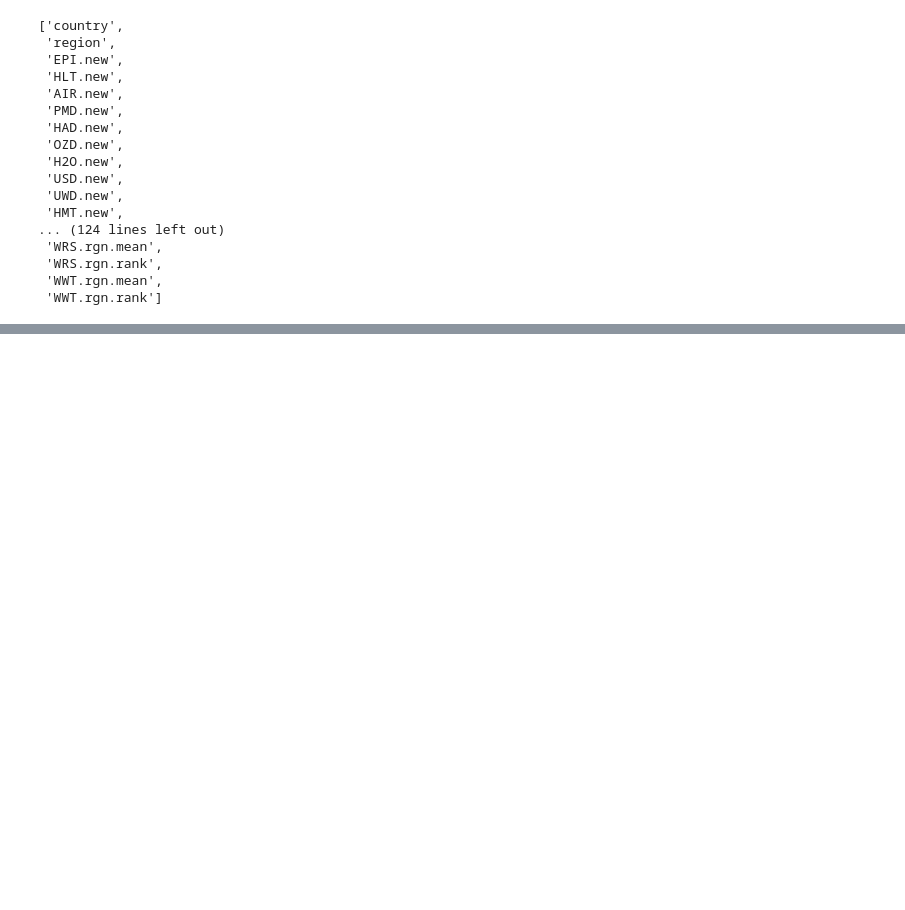
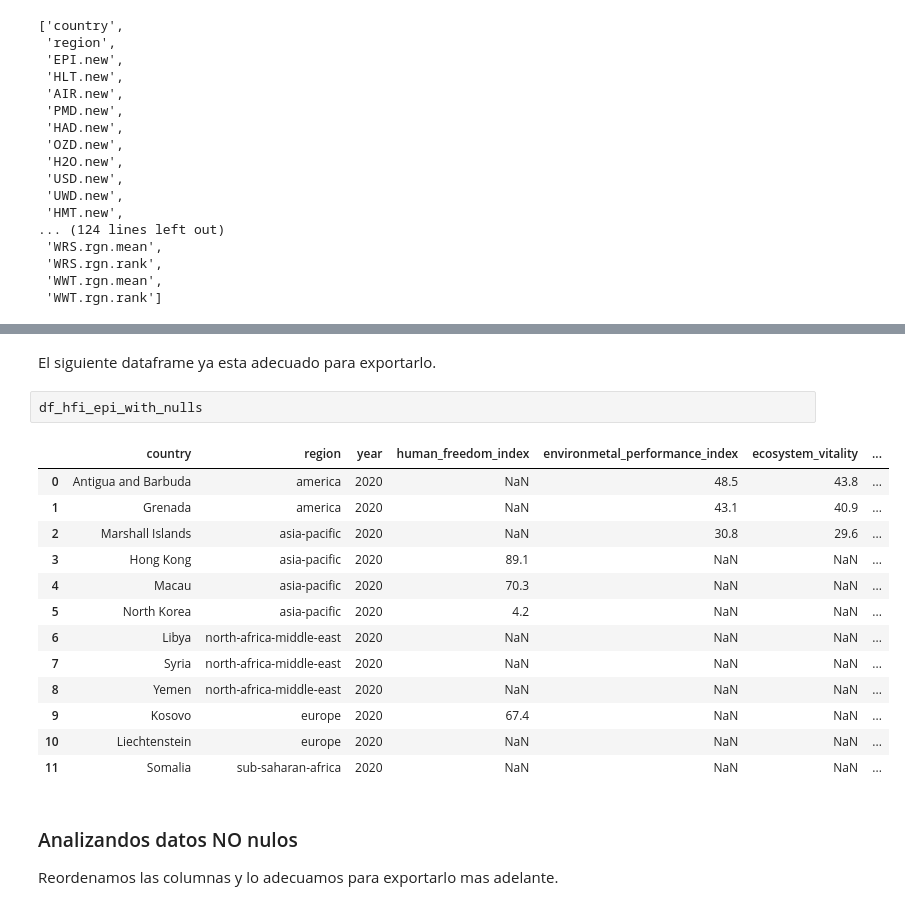
Before and after one commit to francomanca93/liberalismo-y-medioambiente, a Jupyter notebook: Notebooks/1_Extraccion_y_limpieza_de_datos.ipynb, the cells around one changed output, grey strips where cells are left out. Cells and saved outputs as stored; diff of their text form; blank space fills up the shorter version.

```diff
--- a/Notebooks/1_Extraccion_y_limpieza_de_datos.ipynb
+++ b/Notebooks/1_Extraccion_y_limpieza_de_datos.ipynb
@@ -580,0 +833,22 @@ Explicando la performance. Se debe principalmente a los paises mas ricos.
+# %% [markdown]
+El siguiente dataframe ya esta adecuado para exportarlo.
+# %%
+df_hfi_epi_with_nulls
+# %% [output]
+|  | country | region | year | human_freedom_index | environmetal_performance_index | ecosystem_vitality | ... |
+| 0 | Antigua and Barbuda | america | 2020 | NaN | 48.5 | 43.8 | ... |
+| 1 | Grenada | america | 2020 | NaN | 43.1 | 40.9 | ... |
+| 2 | Marshall Islands | asia-pacific | 2020 | NaN | 30.8 | 29.6 | ... |
+| 3 | Hong Kong | asia-pacific | 2020 | 89.1 | NaN | NaN | ... |
+| 4 | Macau | asia-pacific | 2020 | 70.3 | NaN | NaN | ... |
+| 5 | North Korea | asia-pacific | 2020 | 4.2 | NaN | NaN | ... |
+| 6 | Libya | north-africa-middle-east | 2020 | NaN | NaN | NaN | ... |
+| 7 | Syria | north-africa-middle-east | 2020 | NaN | NaN | NaN | ... |
+| 8 | Yemen | north-africa-middle-east | 2020 | NaN | NaN | NaN | ... |
+| 9 | Kosovo | europe | 2020 | 67.4 | NaN | NaN | ... |
+| 10 | Liechtenstein | europe | 2020 | NaN | NaN | NaN | ... |
+| 11 | Somalia | sub-saharan-africa | 2020 | NaN | NaN | NaN | ... |
+# %% [markdown]
+### Analizandos datos NO nulos
+
+Reordenamos las columnas y lo adecuamos para exportarlo mas adelante.
```
Also changed, not shown: parts of 50 cells of this notebook.
